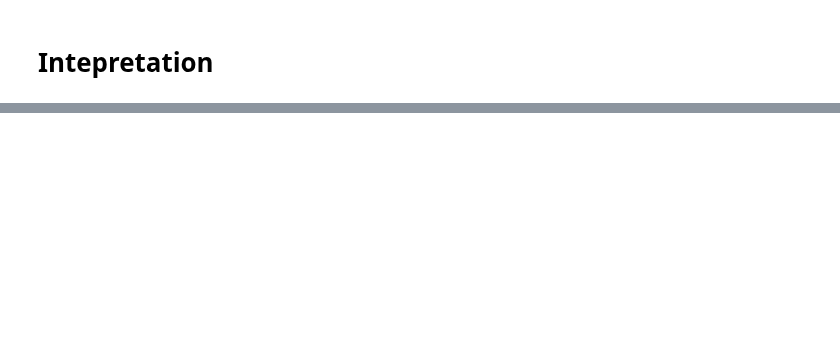
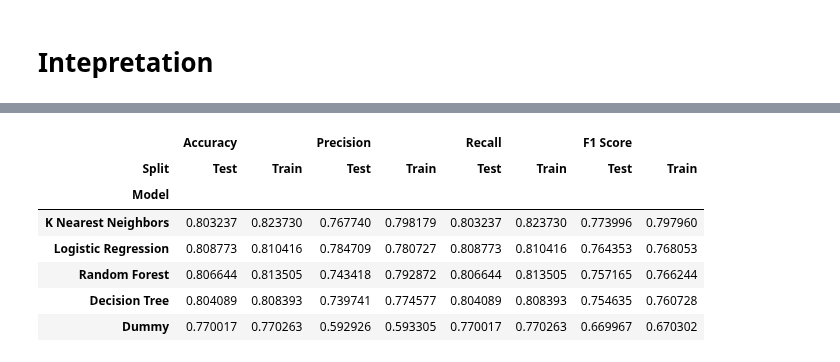
Before and after one commit to acdick/endangered_species_classification, a Jupyter notebook: Source/05_Interpretation.ipynb, the cells around one changed output, grey strips where cells are left out. Drawn from its saved outputs; the diff is of its cells as text; code cells hidden in the pictures; blank space fills up the shorter version.

Commit message:
updated classification models

```diff
--- a/Source/05_Interpretation.ipynb
+++ b/Source/05_Interpretation.ipynb
@@ -12,5 +13,5 @@ plotly.tools.set_credentials_file(username=plotly_id, api_key=plotly_key)
 # %%
 models = pd.read_pickle("../Data/models.pkl")
-#baseline = pd.read_pickle("../Data/baseline.pkl")
-#balanced = pd.read_pickle("../Data/balanced.pkl")
-#tuned = pd.read_pickle("../Data/tuned.pkl")
+baseline = pd.read_pickle("../Data/baseline.pkl")
+balanced = pd.read_pickle("../Data/balanced.pkl")
+tuned = pd.read_pickle("../Data/tuned.pkl")
@@ -36,0 +67,12 @@ models
+# %%
+baseline.pivot(index='Model', columns='Split').drop(
+    'Configuration', axis=1).sort_values(by=('F1 Score','Train'), ascending=False)
+# %% [output]
+|  | Accuracy |  | Precision |  | Recall |  | F1 Score |  |
+| Split | Test | Train | Test | Train | Test | Train | Test | Train |
+| Model |  |  |  |  |  |  |  |  |
+| K Nearest Neighbors | 0.803237 | 0.823730 | 0.767740 | 0.798179 | 0.803237 | 0.823730 | 0.773996 | 0.797960 |
+| Logistic Regression | 0.808773 | 0.810416 | 0.784709 | 0.780727 | 0.808773 | 0.810416 | 0.764353 | 0.768053 |
+| Random Forest | 0.806644 | 0.813505 | 0.743418 | 0.792872 | 0.806644 | 0.813505 | 0.757165 | 0.766244 |
+| Decision Tree | 0.804089 | 0.808393 | 0.739741 | 0.774577 | 0.804089 | 0.808393 | 0.754635 | 0.760728 |
+| Dummy | 0.770017 | 0.770263 | 0.592926 | 0.593305 | 0.770017 | 0.770263 | 0.669967 | 0.670302 |
```
Also changed, not shown: parts of 7 cells of this notebook, 8 other files.
